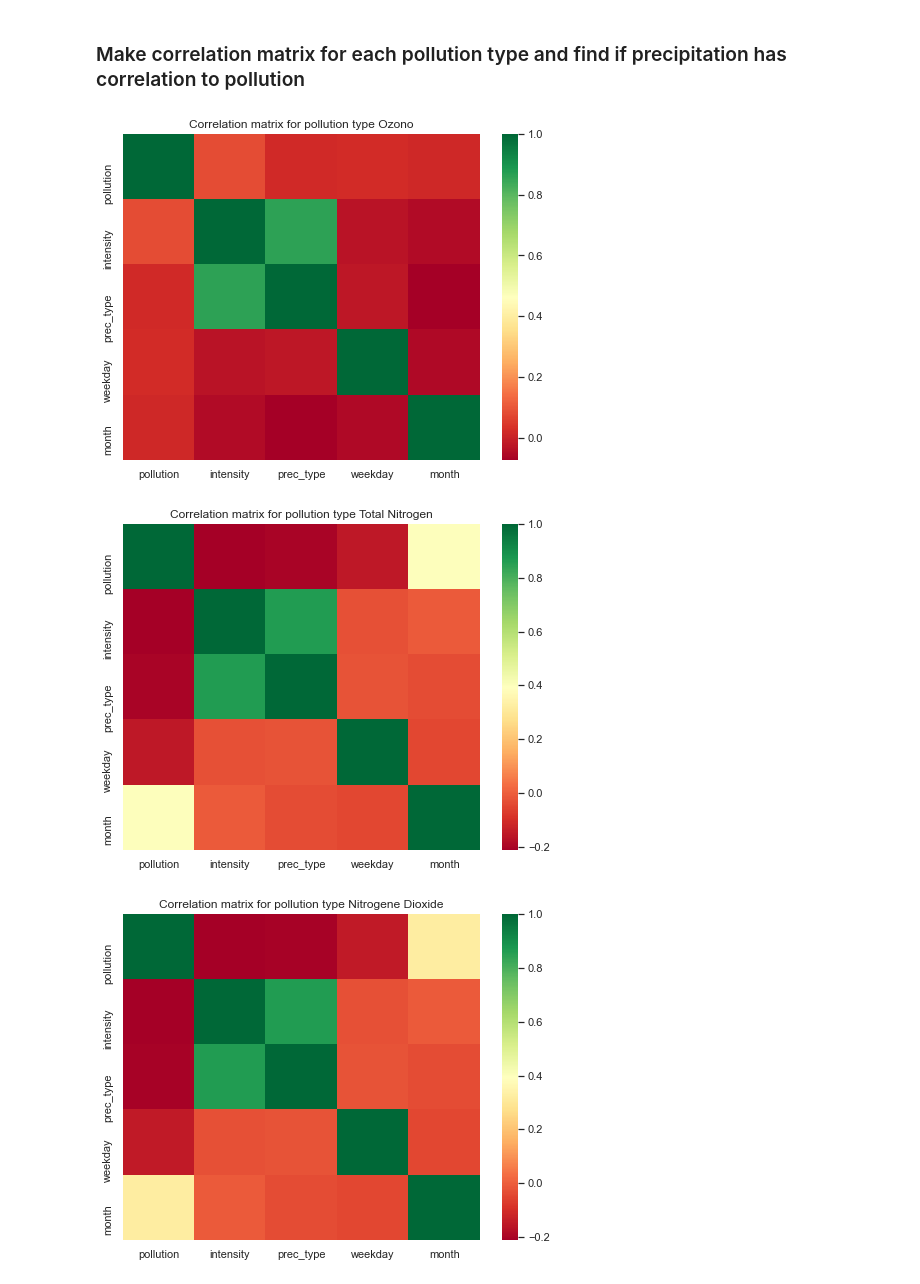
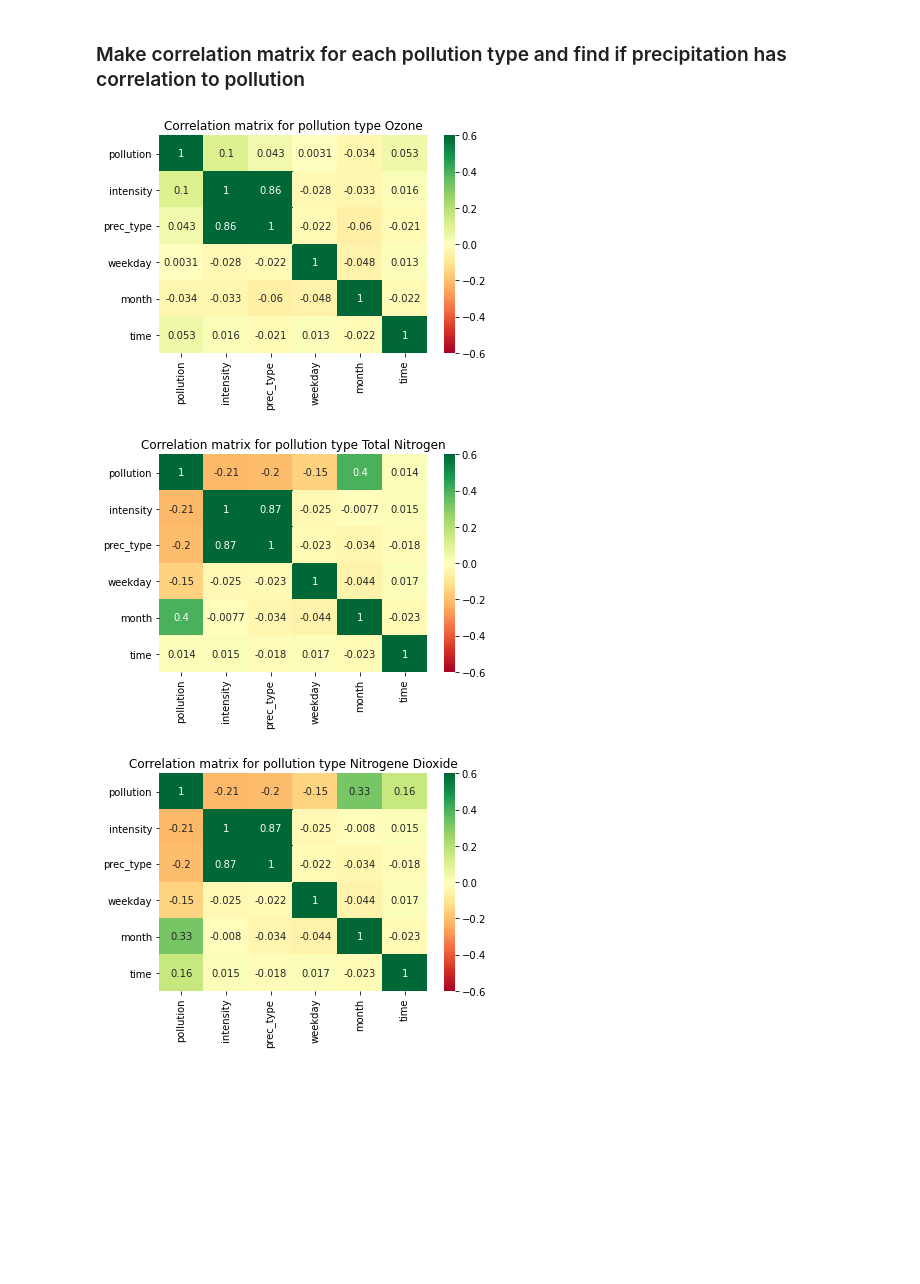
Before and after one commit to Saukkoriipi/DDI_Project, a Jupyter notebook: Project_main.ipynb, the cells around one changed output. Cells and saved outputs as stored; diff of their text form; code cells hidden in the pictures; blank space fills up the shorter version.

```diff
--- a/Project_main.ipynb
+++ b/Project_main.ipynb
@@ -1194,12 +1243,14 @@ weather2 = weather.groupby(['timestamp'], {'intensity':agg.AVG('intensity'),
 # Join weather and pollution data
 milano = pollution2.join(weather2, on='timestamp', how='inner')
 
-# Add columns weekday and month. Monday=1 and sunday=7.
+# Add columns weekday, time and month. Monday=1 and sunday=7.
 milano["timestamp"] = milano["timestamp"].astype(str)
 milano["weekday"] = milano["timestamp"].apply(lambda time: (datetime.date(int(time[0:4]), int(time[4:6]), int(time[6:8]))).weekday()+1)
 milano["weekday"] = milano["weekday"].astype(int)
 milano["month"] = milano["timestamp"].apply(lambda time: time[4:6])
 milano["month"] = milano["month"].astype(int)
+milano["time"] = milano["timestamp"].apply(lambda time: time[-4:])
+milano["time"] = milano["time"].astype(int)
 
 # Drop id and timestamp
 milano = milano.remove_column('id')
@@ -1223,24 +1274,25 @@ milano.print_rows(num_rows=5)
 # %%
 # Convert to dataframe and drop coordinates
 df_milano = pd.DataFrame(milano)
 
+# Ozone is in the data with names Ozone and Ozono. Rename Ozono to be Ozone.
+df_milano = df_milano.replace({'pollution_type': "Ozono"}, "Ozone")
+
 # Make list of pollution types
 pol_types = list(df_milano["pollution_type"].unique())
-
-# LISÄÄ KIINTEÄ VÄRISKAALA!!!
 
 # Loop throught pollution types and make correlation matrix for each type
 for pol_type in pol_types:
     # Make tmp dataframe with given pollution type
     df_tmp = df_milano[df_milano["pollution_type"] == pol_type]
     df_tmp = df_tmp.drop(columns=["pollution_type"])
     # Make correlation matrix
     corrmat = df_tmp.corr()
     corr_features = corrmat.index
-    plt.figure(figsize=(8,6))
+    plt.figure(figsize=(6,4))
     plt.title("Correlation matrix for pollution type {}". format(pol_type))
-    g=sns.heatmap(df_tmp[corr_features].corr(),annot=False,cmap="RdYlGn")
+    g=sns.heatmap(df_tmp[corr_features].corr(), annot=True, cmap="RdYlGn", vmin=-0.6, vmax=0.6)
 # %% [output]
-[figure, old version]
+[figure, new version]
-[figure, old version]
+[figure, new version]
-[figure, old version]
+[figure, new version]
```
Also changed, not shown: parts of 25 cells of this notebook, 1 other file.
